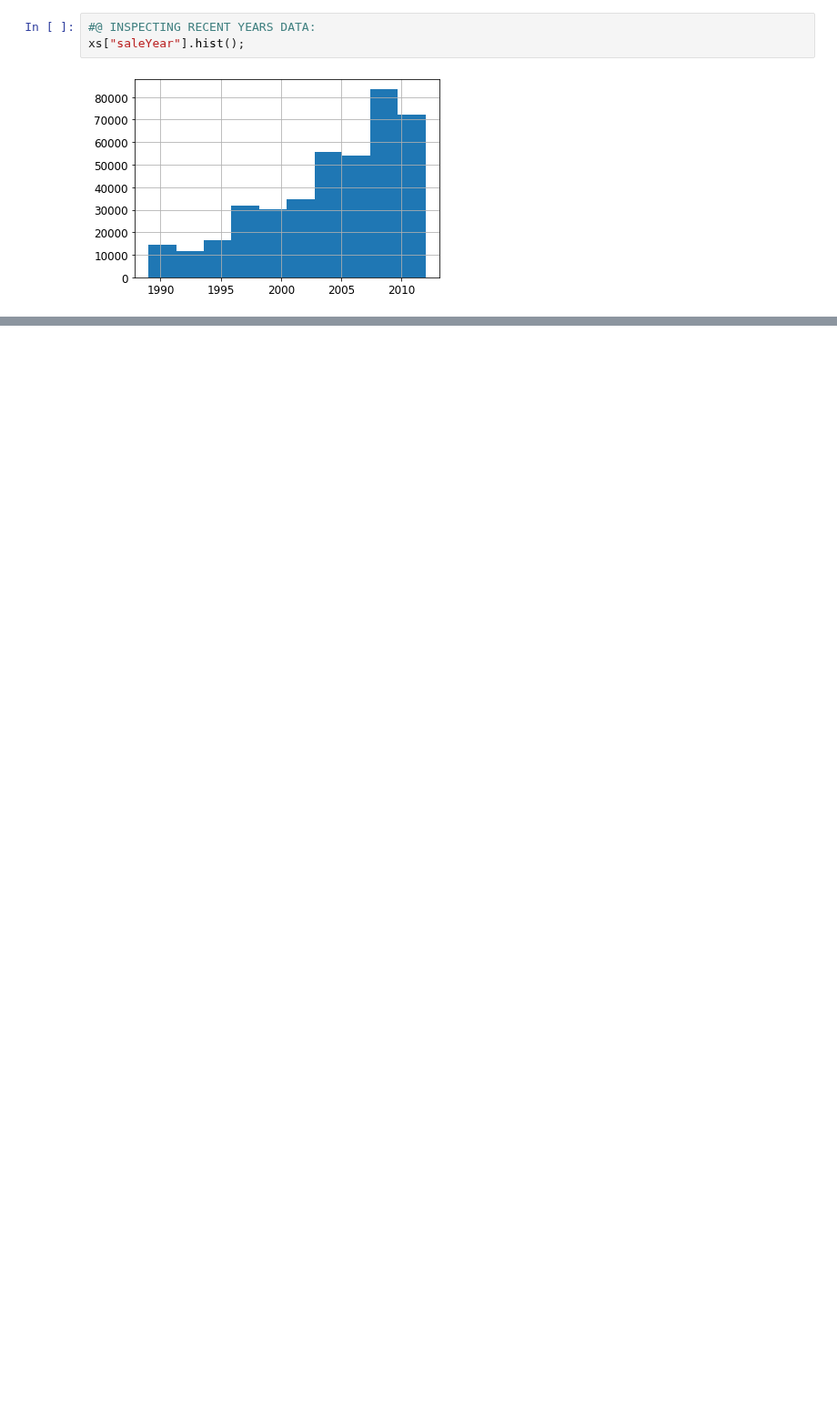
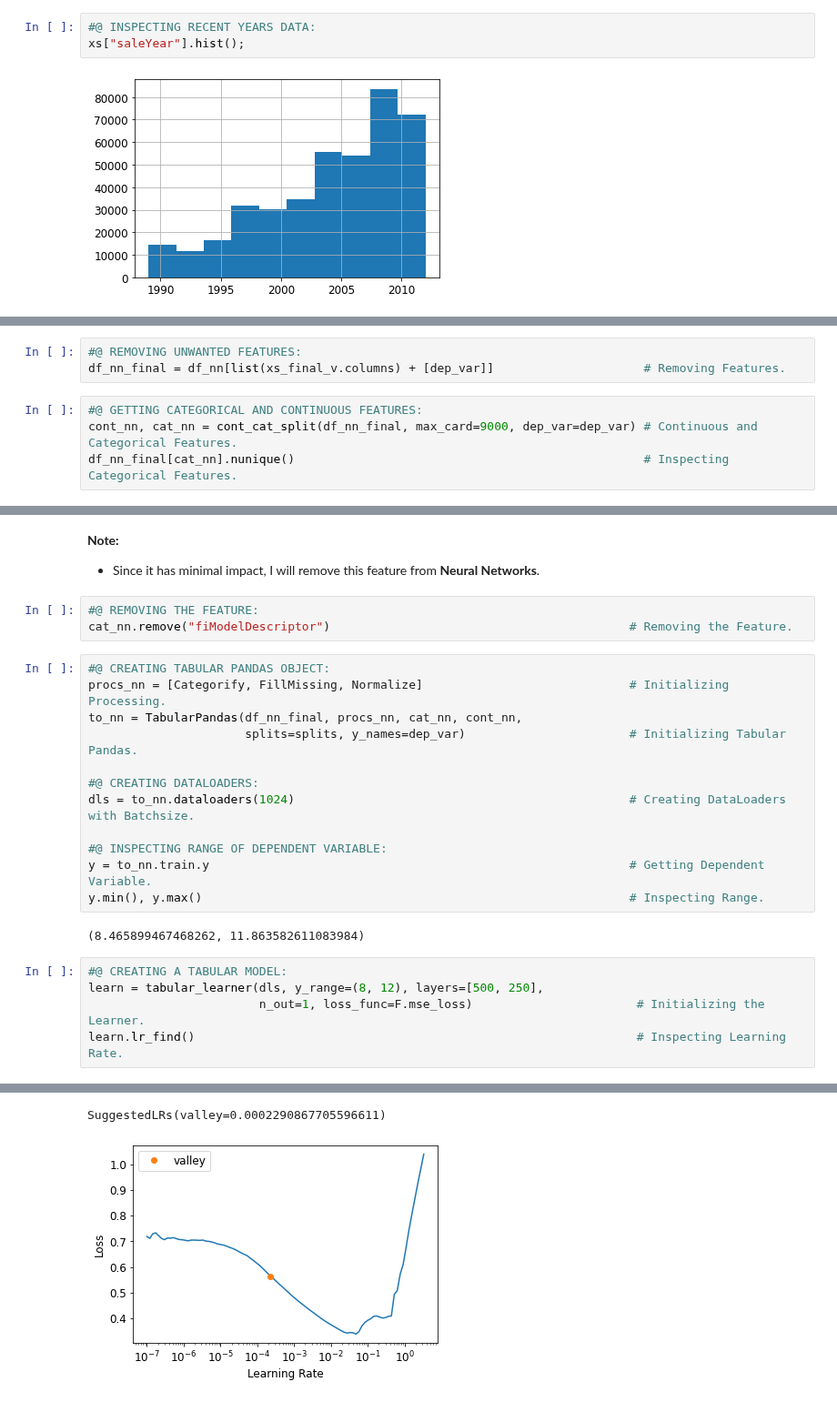
Before and after one commit to ThinamXx/Fastai, a Jupyter notebook: 8. Tabular Modeling/TabularModel.ipynb, the cells around one changed output, grey strips where cells are left out. Shown at 91% size. Saved outputs shown, nothing was run; the diff lists cells and outputs as text; blank space fills up the shorter version.

```diff
--- a/8. Tabular Modeling/TabularModel.ipynb
+++ b/8. Tabular Modeling/TabularModel.ipynb
@@ -523,0 +533,7 @@ m_rmse(m, xs_filt, y_filt), m_rmse(m, valid_xs_final_v, valid_y)  # Inspecting R
+# %%
+#@ REMOVING UNWANTED FEATURES:
+df_nn_final = df_nn[list(xs_final_v.columns) + [dep_var]]                     # Removing Features.
+# %%
+#@ GETTING CATEGORICAL AND CONTINUOUS FEATURES:
+cont_nn, cat_nn = cont_cat_split(df_nn_final, max_card=9000, dep_var=dep_var) # Continuous and Categorical Features.
+df_nn_final[cat_nn].nunique()                                                 # Inspecting Categorical Features.
@@ -523,0 +564,26 @@ m_rmse(m, xs_filt, y_filt), m_rmse(m, valid_xs_final_v, valid_y)  # Inspecting R
+# %% [markdown]
+**Note:**
+- Since it has minimal impact, I will remove this feature from **Neural Networks**.
+# %%
+#@ REMOVING THE FEATURE:
+cat_nn.remove("fiModelDescriptor")                                          # Removing the Feature.
+# %%
+#@ CREATING TABULAR PANDAS OBJECT:
+procs_nn = [Categorify, FillMissing, Normalize]                             # Initializing Processing.
+to_nn = TabularPandas(df_nn_final, procs_nn, cat_nn, cont_nn,
+                      splits=splits, y_names=dep_var)                       # Initializing Tabular Pandas.
+
+#@ CREATING DATALOADERS:
+dls = to_nn.dataloaders(1024)                                               # Creating DataLoaders with Batchsize.
+
+#@ INSPECTING RANGE OF DEPENDENT VARIABLE:
+y = to_nn.train.y                                                           # Getting Dependent Variable.
+y.min(), y.max()                                                            # Inspecting Range.
+# %% [output]
+(8.465899467468262, 11.863582611083984)
+# %%
+#@ CREATING A TABULAR MODEL:
+learn = tabular_learner(dls, y_range=(8, 12), layers=[500, 250],
+                        n_out=1, loss_func=F.mse_loss)                       # Initializing the Learner.
+learn.lr_find()                                                              # Inspecting Learning Rate.
+# %% [output]
@@ -523,0 +591,2 @@ m_rmse(m, xs_filt, y_filt), m_rmse(m, valid_xs_final_v, valid_y)  # Inspecting R
+SuggestedLRs(valley=0.0002290867705596611)
+[figure, added]
```
Also changed, not shown: parts of 11 cells of this notebook.
